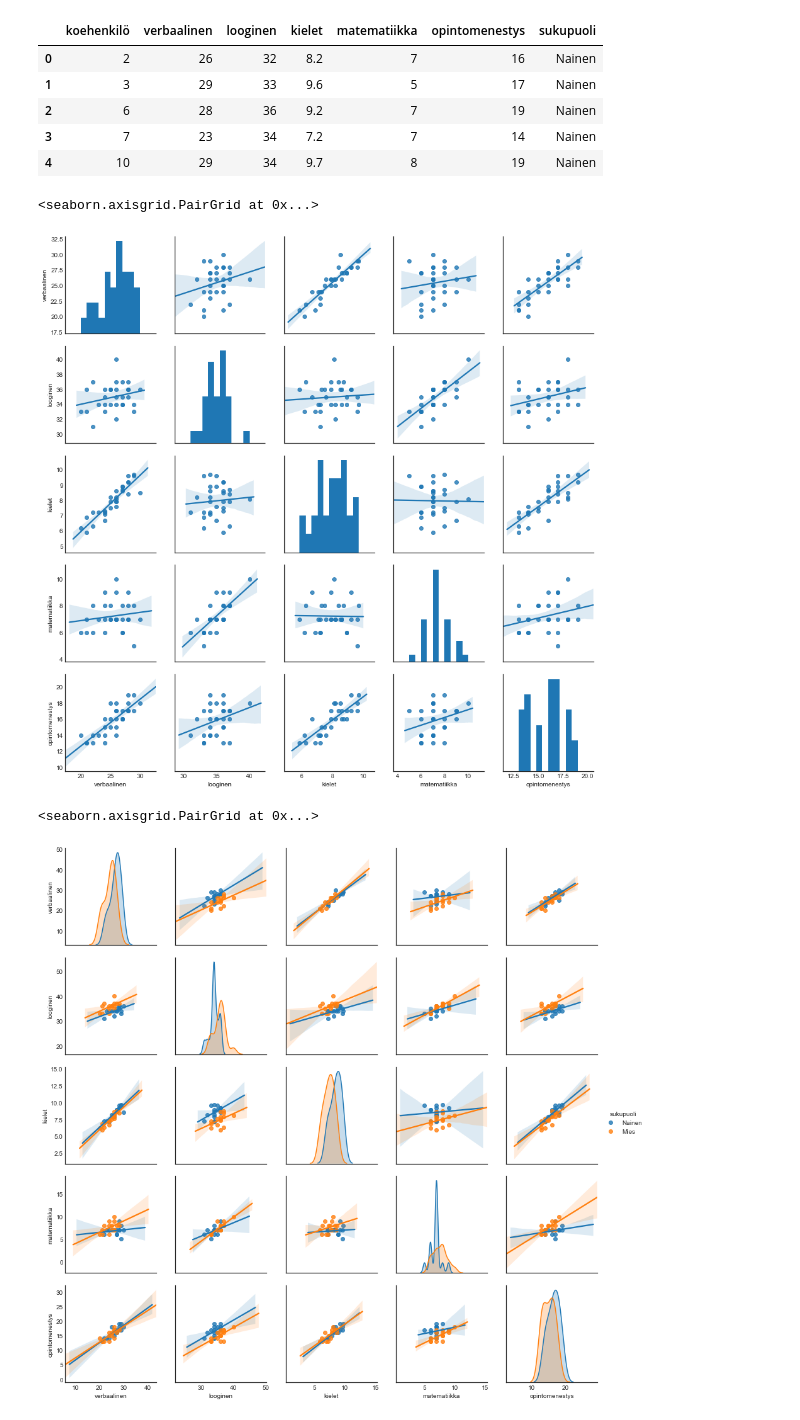
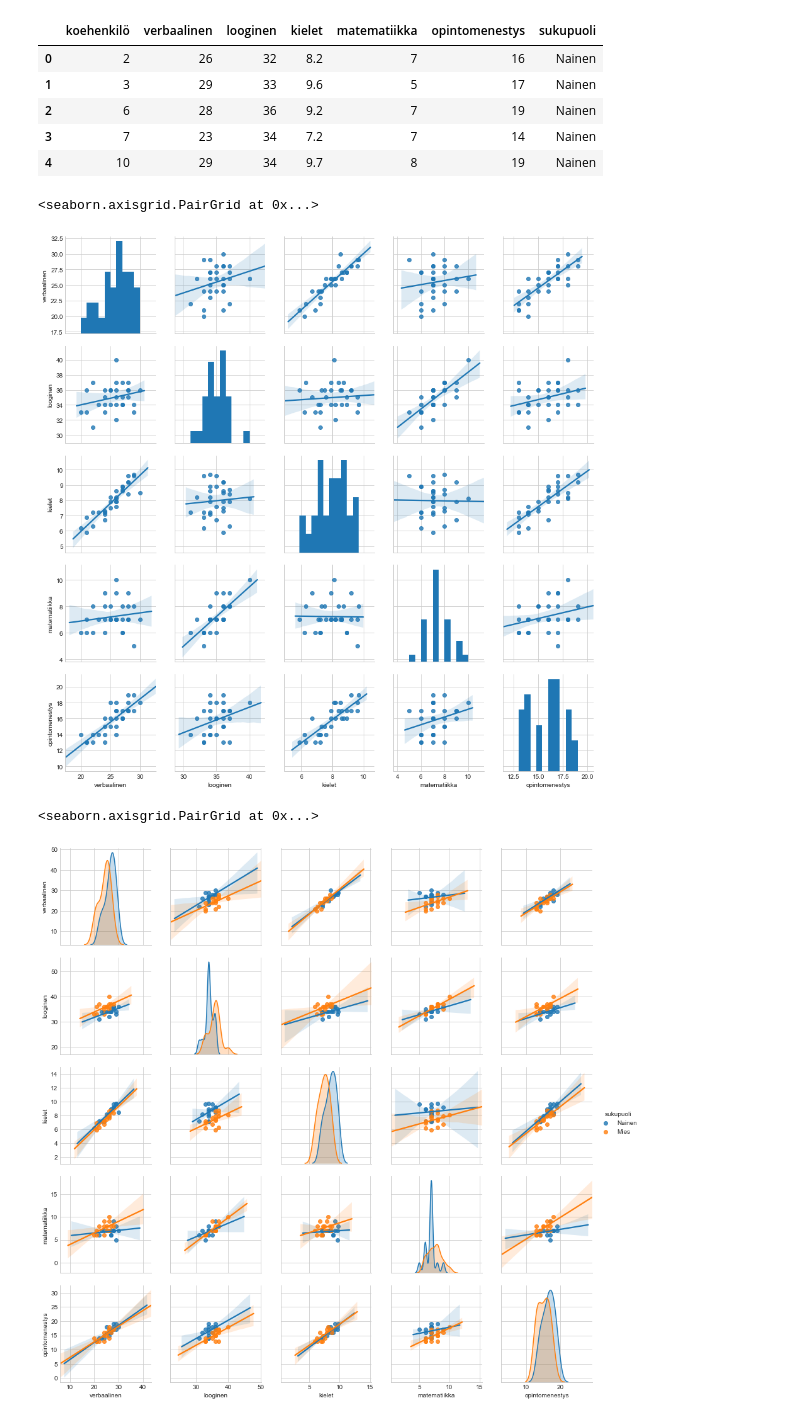
Before and after one commit to taanila/tilastoapu, a Jupyter notebook: kuviot3.ipynb, the cells around one changed output. Saved outputs shown, nothing was run; the diff lists cells and outputs as text; code cells hidden in the pictures.

```diff
--- a/kuviot3.ipynb
+++ b/kuviot3.ipynb
@@ -1,10 +9,10 @@
 # %%
 import pandas as pd
-import numpy as np
 import matplotlib.pyplot as plt
 import seaborn as sns
 %matplotlib inline
-plt.style.use('seaborn-white')
+
+plt.style.use('seaborn-whitegrid')
 # %%
 tips = sns.load_dataset('tips')
 tips.head()
@@ -78,13 +73,12 @@ opintomenestys.head()
 | 3 | 7 | 23 | 34 | 7.2 | 7 | 14 | Nainen |
 | 4 | 10 | 29 | 34 | 9.7 | 8 | 19 | Nainen |
 # %%
-sns.pairplot(opintomenestys[['verbaalinen','looginen','kielet', 'matematiikka','opintomenestys']], kind='reg')
+sns.pairplot(opintomenestys.drop('koehenkilö', axis=1), kind='reg')
 # %% [output]
 <seaborn.axisgrid.PairGrid at 0x...>
-[figure, old version]
+[figure, new version]
 # %%
-sns.pairplot(opintomenestys[['verbaalinen','looginen','kielet','matematiikka','opintomenestys','sukupuoli']],
-             hue='sukupuoli', kind='reg')
+sns.pairplot(opintomenestys.drop('koehenkilö', axis=1), hue='sukupuoli', kind='reg')
 # %% [output]
 <seaborn.axisgrid.PairGrid at 0x...>
-[figure, old version]
+[figure, new version]
```
Also changed, not shown: parts of 17 cells of this notebook.
